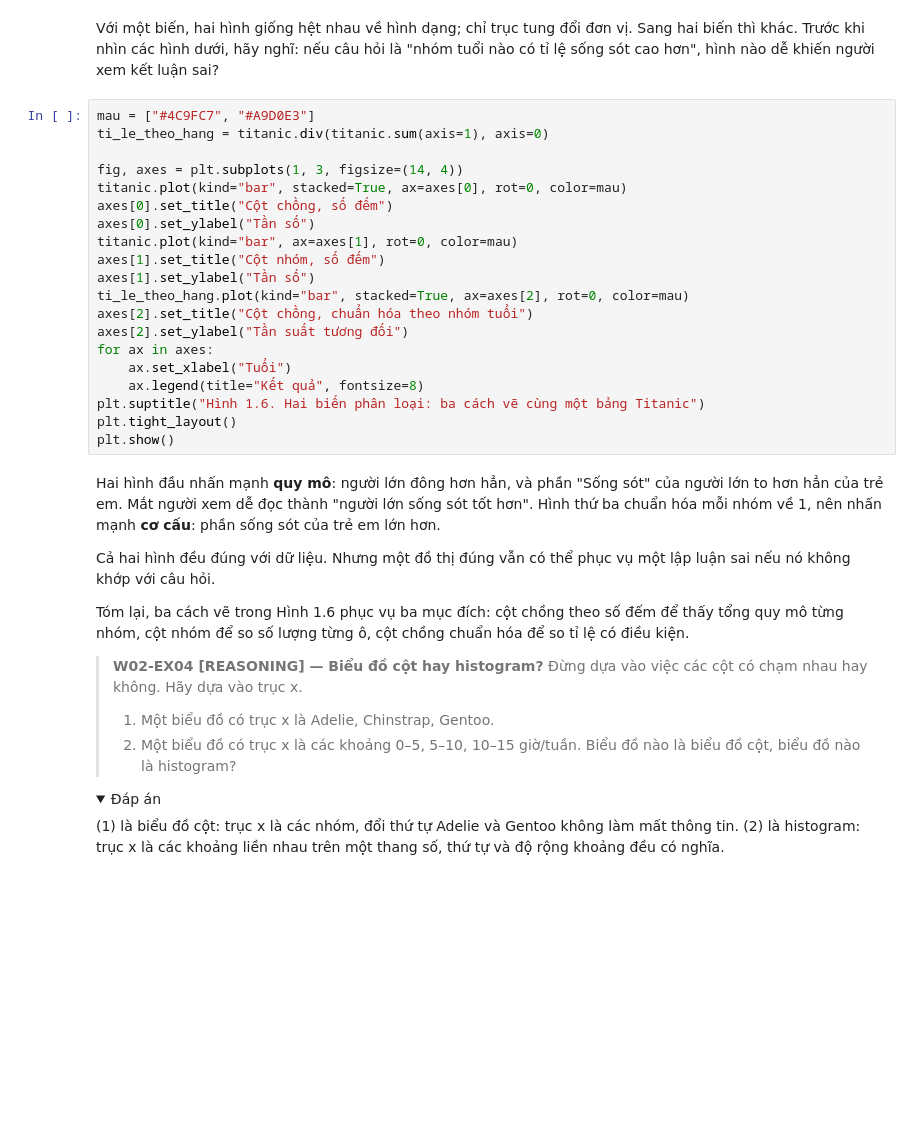
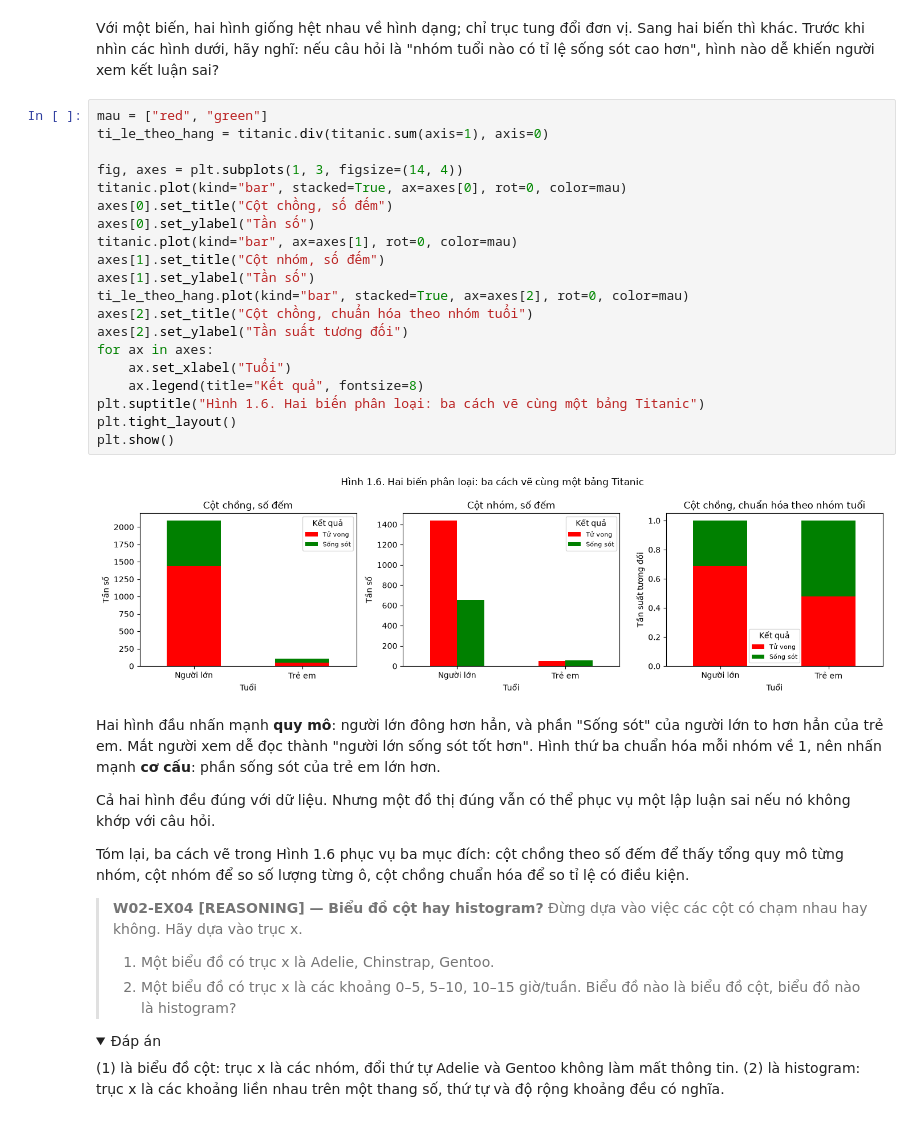
Before and after one commit to h2bach/UET.MAT1052-Labs-Materials, a Jupyter notebook: W2_TomTatDuLieu.ipynb, the cells around one changed output. Saved outputs shown, nothing was run; the diff lists cells and outputs as text; folded sections open; blank space fills up the shorter version.

```diff
--- a/W2_TomTatDuLieu.ipynb
+++ b/W2_TomTatDuLieu.ipynb
@@ -286,25 +347,27 @@ plt.show()
 # %% [markdown]
 Với một biến, hai hình giống hệt nhau về hình dạng; chỉ trục tung đổi đơn vị. Sang hai biến thì khác. Trước khi nhìn các hình dưới, hãy nghĩ: nếu câu hỏi là "nhóm tuổi nào có tỉ lệ sống sót cao hơn", hình nào dễ khiến người xem kết luận sai?
 # %%
-mau = ["#4C9FC7", "#A9D0E3"]
+mau = ["red", "green"]
 ti_le_theo_hang = titanic.div(titanic.sum(axis=1), axis=0)
 
 fig, axes = plt.subplots(1, 3, figsize=(14, 4))
 titanic.plot(kind="bar", stacked=True, ax=axes[0], rot=0, color=mau)
 axes[0].set_title("Cột chồng, số đếm")
 axes[0].set_ylabel("Tần số")
 titanic.plot(kind="bar", ax=axes[1], rot=0, color=mau)
 axes[1].set_title("Cột nhóm, số đếm")
 axes[1].set_ylabel("Tần số")
 ti_le_theo_hang.plot(kind="bar", stacked=True, ax=axes[2], rot=0, color=mau)
 axes[2].set_title("Cột chồng, chuẩn hóa theo nhóm tuổi")
 axes[2].set_ylabel("Tần suất tương đối")
 for ax in axes:
     ax.set_xlabel("Tuổi")
     ax.legend(title="Kết quả", fontsize=8)
 plt.suptitle("Hình 1.6. Hai biến phân loại: ba cách vẽ cùng một bảng Titanic")
 plt.tight_layout()
 plt.show()
+# %% [output]
+[figure, added]
 # %% [markdown]
 Hai hình đầu nhấn mạnh **quy mô**: người lớn đông hơn hẳn, và phần "Sống sót" của người lớn to hơn hẳn của trẻ em. Mắt người xem dễ đọc thành "người lớn sống sót tốt hơn". Hình thứ ba chuẩn hóa mỗi nhóm về 1, nên nhấn mạnh **cơ cấu**: phần sống sót của trẻ em lớn hơn.
 
```
Also changed, not shown: parts of 52 cells of this notebook, 3 other files.
